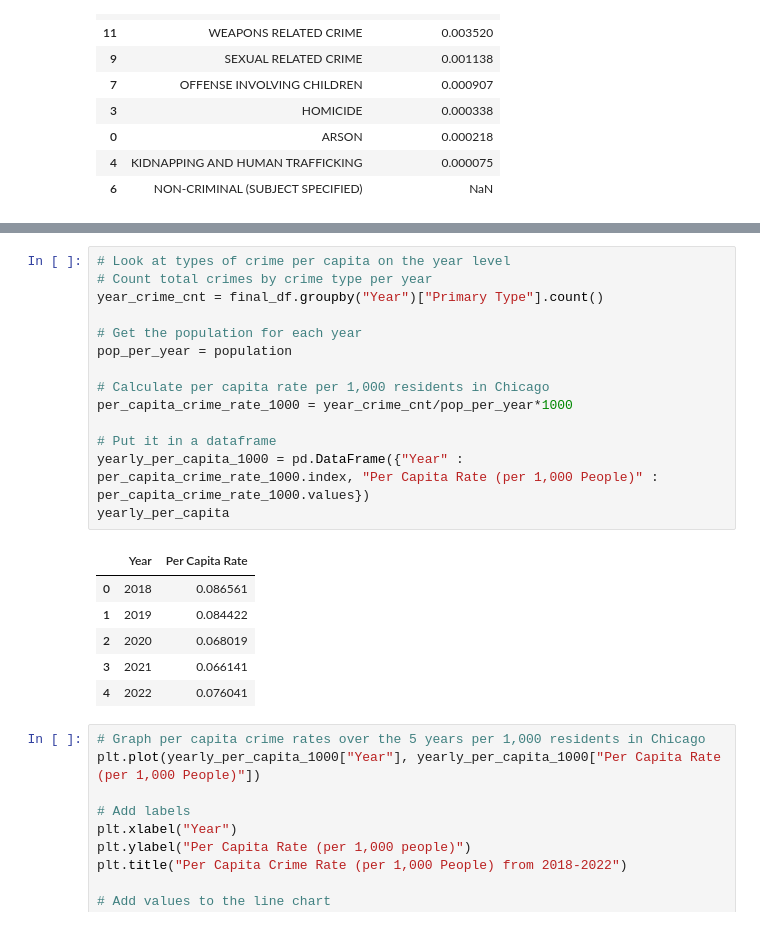
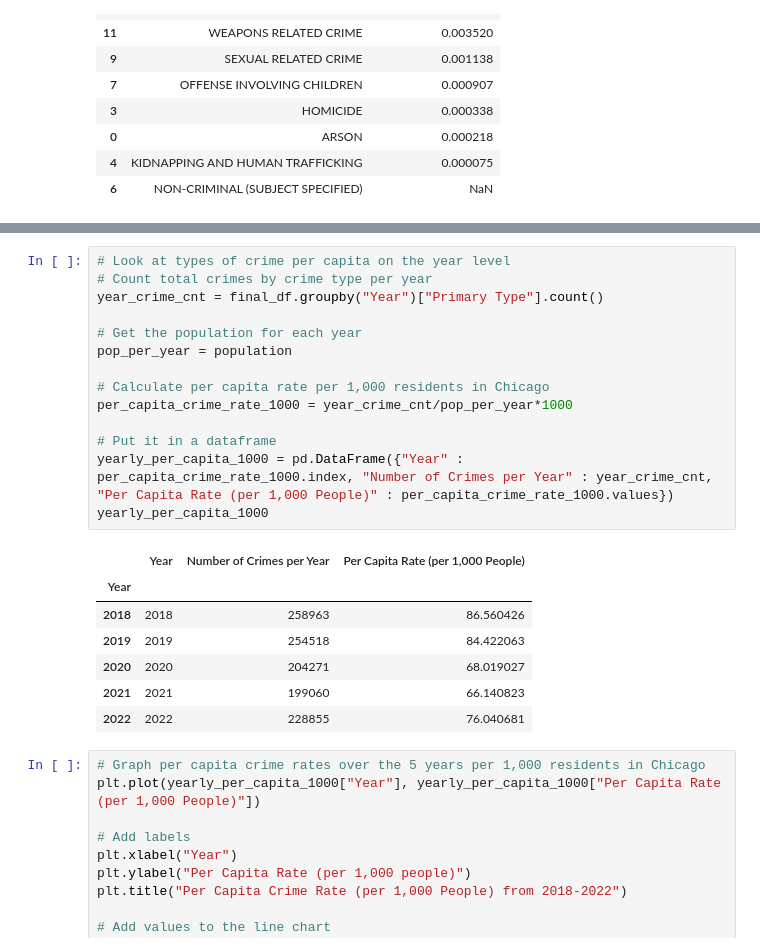
Before and after one commit to jmpealy/project1, a Jupyter notebook: Population_Analysis_Only.ipynb, the cells around one changed output, grey strips where cells are left out. Drawn from its saved outputs; the diff is of its cells as text.

```diff
--- a/Population_Analysis_Only.ipynb
+++ b/Population_Analysis_Only.ipynb
@@ -263,24 +266,25 @@ posx and posy should be finite values
 # %%
 # Look at types of crime per capita on the year level
 # Count total crimes by crime type per year
 year_crime_cnt = final_df.groupby("Year")["Primary Type"].count()
 
 # Get the population for each year
 pop_per_year = population
 
 # Calculate per capita rate per 1,000 residents in Chicago
 per_capita_crime_rate_1000 = year_crime_cnt/pop_per_year*1000
 
 # Put it in a dataframe
-yearly_per_capita_1000 = pd.DataFrame({"Year" : per_capita_crime_rate_1000.index, "Per Capita Rate (per 1,000 People)" : per_capita_crime_rate_1000.values})
-yearly_per_capita
+yearly_per_capita_1000 = pd.DataFrame({"Year" : per_capita_crime_rate_1000.index, "Number of Crimes per Year" : year_crime_cnt, "Per Capita Rate (per 1,000 People)" : per_capita_crime_rate_1000.values})
+yearly_per_capita_1000
 # %% [output]
-|  | Year | Per Capita Rate |
-| 0 | 2018 | 0.086561 |
-| 1 | 2019 | 0.084422 |
-| 2 | 2020 | 0.068019 |
-| 3 | 2021 | 0.066141 |
-| 4 | 2022 | 0.076041 |
+|  | Year | Number of Crimes per Year | Per Capita Rate (per 1,000 People) |
+| Year |  |  |  |
+| 2018 | 2018 | 258963 | 86.560426 |
+| 2019 | 2019 | 254518 | 84.422063 |
+| 2020 | 2020 | 204271 | 68.019027 |
+| 2021 | 2021 | 199060 | 66.140823 |
+| 2022 | 2022 | 228855 | 76.040681 |
 # %%
 # Graph per capita crime rates over the 5 years per 1,000 residents in Chicago
 plt.plot(yearly_per_capita_1000["Year"], yearly_per_capita_1000["Per Capita Rate (per 1,000 People)"])
```
Also changed, not shown: parts of 14 cells of this notebook.
